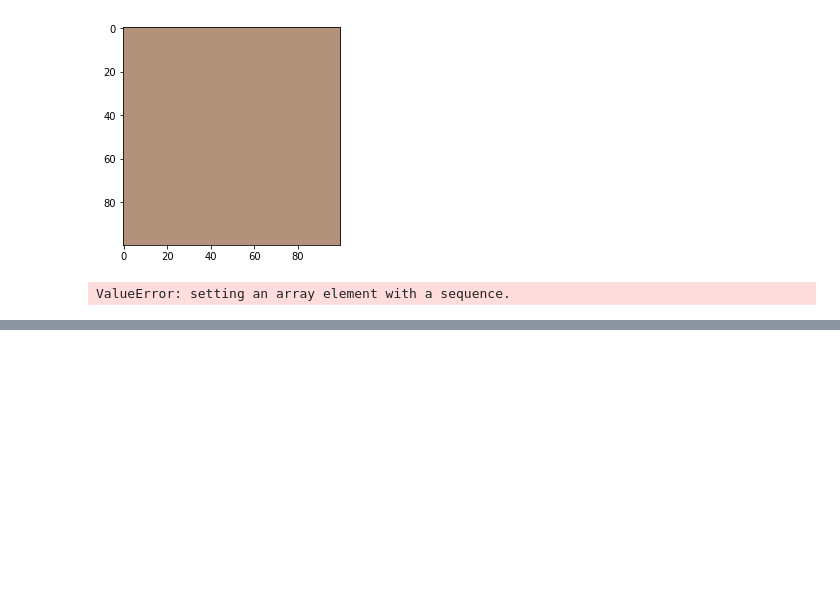
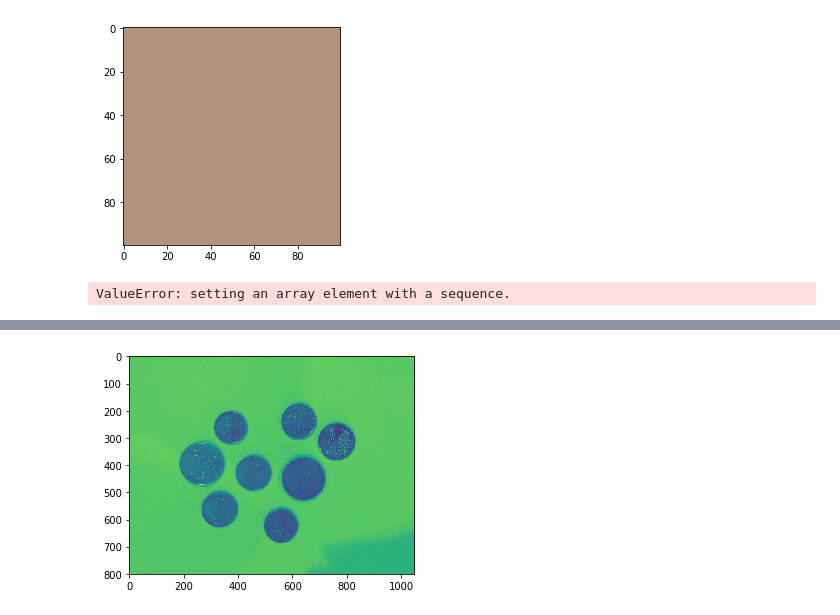
Before and after one commit to karuvally/random_stuff, a Jupyter notebook: opencv/basics.ipynb, the cells around one changed output, grey strips where cells are left out. Drawn from its saved outputs; the diff is of its cells as text; code cells hidden in the pictures; blank space fills up the shorter version.

```diff
--- a/opencv/basics.ipynb
+++ b/opencv/basics.ipynb
@@ -112,0 +227,9 @@ plt.show()
+# %%
+coins_bgr = cv2.imread("downloads/coins.jpg")
+# %%
+coins_rgb = cv2.cvtColor(coins_bgr, cv2.COLOR_BGR2GRAY)
+# %%
+plt.imshow(coins_rgb)
+plt.show()
+# %% [output]
+[figure, added]
```
Also changed, not shown: parts of 27 cells of this notebook, 10 other files.
